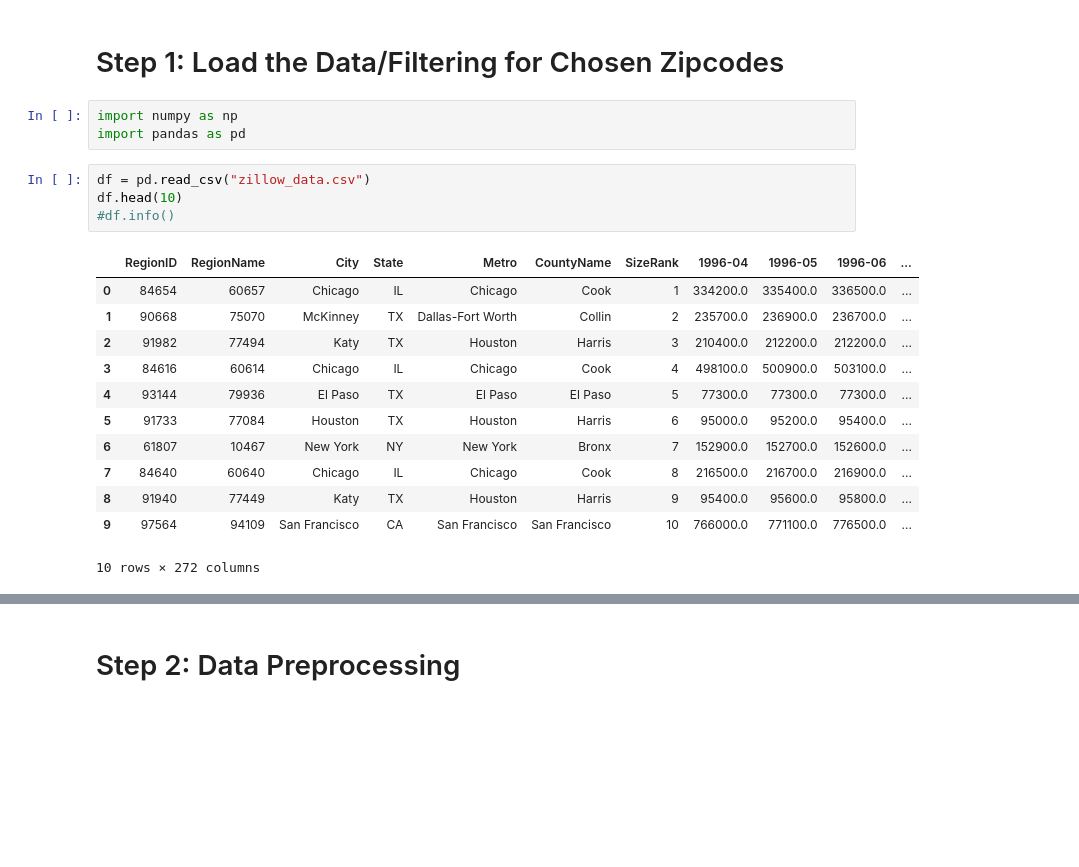
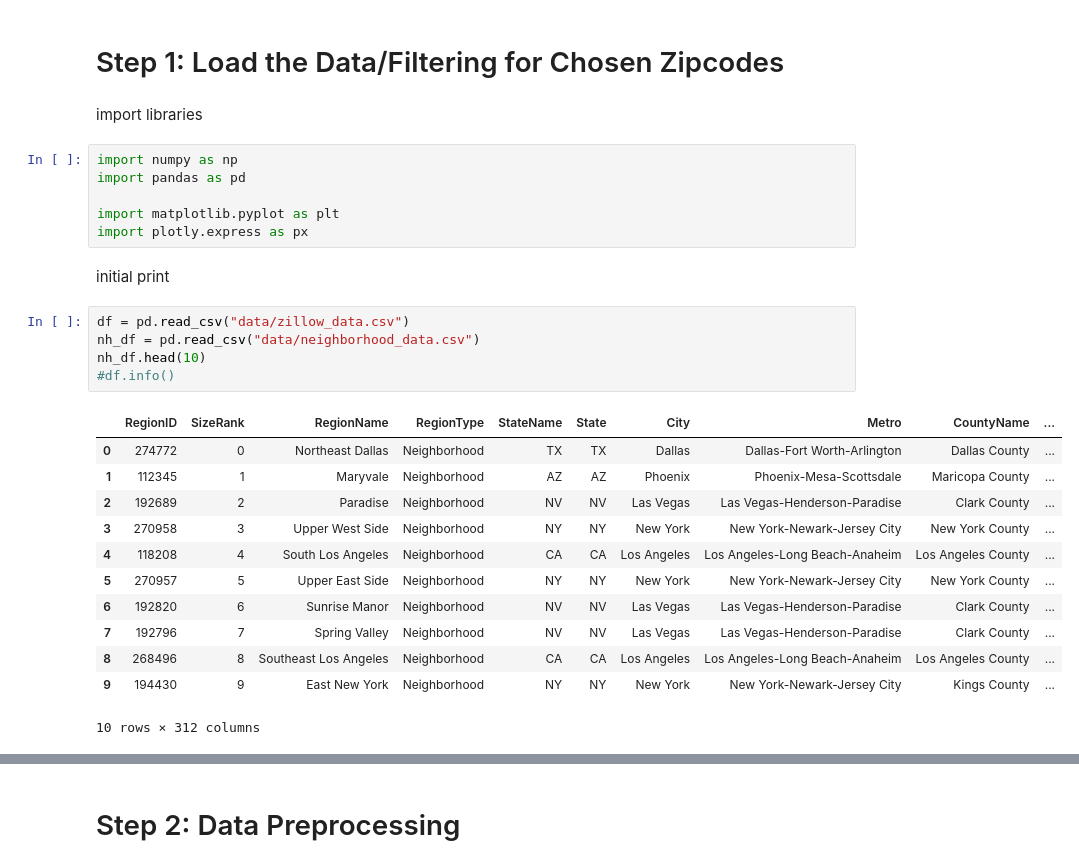
Before and after one commit to carlytsu/project4, a Jupyter notebook: project/starter_notebook.ipynb, the cells around one changed output, grey strips where cells are left out. Cells and saved outputs as stored; diff of their text form; blank space fills up the shorter version.

```diff
--- a/project/starter_notebook.ipynb
+++ b/project/starter_notebook.ipynb
@@ -41,23 +41,31 @@ Good luck!
 This may seem like a simple question at first glance, but there's more than a little ambiguity here that you'll have to think through in order to provide a solid recommendation. Should your recommendation be focused on profit margins only? What about risk? What sort of time horizon are you predicting against? Your recommendation will need to detail your rationale and answer any sort of lingering questions like these in order to demonstrate how you define "best".
 # %% [markdown]
 # Step 1: Load the Data/Filtering for Chosen Zipcodes
+# %% [markdown]
+import libraries
 # %%
 import numpy as np
 import pandas as pd
+
+import matplotlib.pyplot as plt
+import plotly.express as px
+# %% [markdown]
+initial print
 # %%
-df = pd.read_csv("zillow_data.csv")
-df.head(10)
+df = pd.read_csv("data/zillow_data.csv")
+nh_df = pd.read_csv("data/neighborhood_data.csv")
+nh_df.head(10)
 #df.info()
 # %% [output]
-|  | RegionID | RegionName | City | State | Metro | CountyName | SizeRank | 1996-04 | 1996-05 | 1996-06 | ... |
-| 0 | 84654 | 60657 | Chicago | IL | Chicago | Cook | 1 | 334200.0 | 335400.0 | 336500.0 | ... |
-| 1 | 90668 | 75070 | McKinney | TX | Dallas-Fort Worth | Collin | 2 | 235700.0 | 236900.0 | 236700.0 | ... |
-| 2 | 91982 | 77494 | Katy | TX | Houston | Harris | 3 | 210400.0 | 212200.0 | 212200.0 | ... |
-| 3 | 84616 | 60614 | Chicago | IL | Chicago | Cook | 4 | 498100.0 | 500900.0 | 503100.0 | ... |
-| 4 | 93144 | 79936 | El Paso | TX | El Paso | El Paso | 5 | 77300.0 | 77300.0 | 77300.0 | ... |
-| 5 | 91733 | 77084 | Houston | TX | Houston | Harris | 6 | 95000.0 | 95200.0 | 95400.0 | ... |
-| 6 | 61807 | 10467 | New York | NY | New York | Bronx | 7 | 152900.0 | 152700.0 | 152600.0 | ... |
-| 7 | 84640 | 60640 | Chicago | IL | Chicago | Cook | 8 | 216500.0 | 216700.0 | 216900.0 | ... |
-| 8 | 91940 | 77449 | Katy | TX | Houston | Harris | 9 | 95400.0 | 95600.0 | 95800.0 | ... |
-| 9 | 97564 | 94109 | San Francisco | CA | San Francisco | San Francisco | 10 | 766000.0 | 771100.0 | 776500.0 | ... |
+|  | RegionID | SizeRank | RegionName | RegionType | StateName | State | City | Metro | CountyName | ... |
+| 0 | 274772 | 0 | Northeast Dallas | Neighborhood | TX | TX | Dallas | Dallas-Fort Worth-Arlington | Dallas County | ... |
+| 1 | 112345 | 1 | Maryvale | Neighborhood | AZ | AZ | Phoenix | Phoenix-Mesa-Scottsdale | Maricopa County | ... |
+| 2 | 192689 | 2 | Paradise | Neighborhood | NV | NV | Las Vegas | Las Vegas-Henderson-Paradise | Clark County | ... |
+| 3 | 270958 | 3 | Upper West Side | Neighborhood | NY | NY | New York | New York-Newark-Jersey City | New York County | ... |
+| 4 | 118208 | 4 | South Los Angeles | Neighborhood | CA | CA | Los Angeles | Los Angeles-Long Beach-Anaheim | Los Angeles County | ... |
+| 5 | 270957 | 5 | Upper East Side | Neighborhood | NY | NY | New York | New York-Newark-Jersey City | New York County | ... |
+| 6 | 192820 | 6 | Sunrise Manor | Neighborhood | NV | NV | Las Vegas | Las Vegas-Henderson-Paradise | Clark County | ... |
+| 7 | 192796 | 7 | Spring Valley | Neighborhood | NV | NV | Las Vegas | Las Vegas-Henderson-Paradise | Clark County | ... |
+| 8 | 268496 | 8 | Southeast Los Angeles | Neighborhood | CA | CA | Los Angeles | Los Angeles-Long Beach-Anaheim | Los Angeles County | ... |
+| 9 | 194430 | 9 | East New York | Neighborhood | NY | NY | New York | New York-Newark-Jersey City | Kings County | ... |
-10 rows × 272 columns
+10 rows × 312 columns
```
Also changed, not shown: parts of 23 cells of this notebook, 3 other files.
